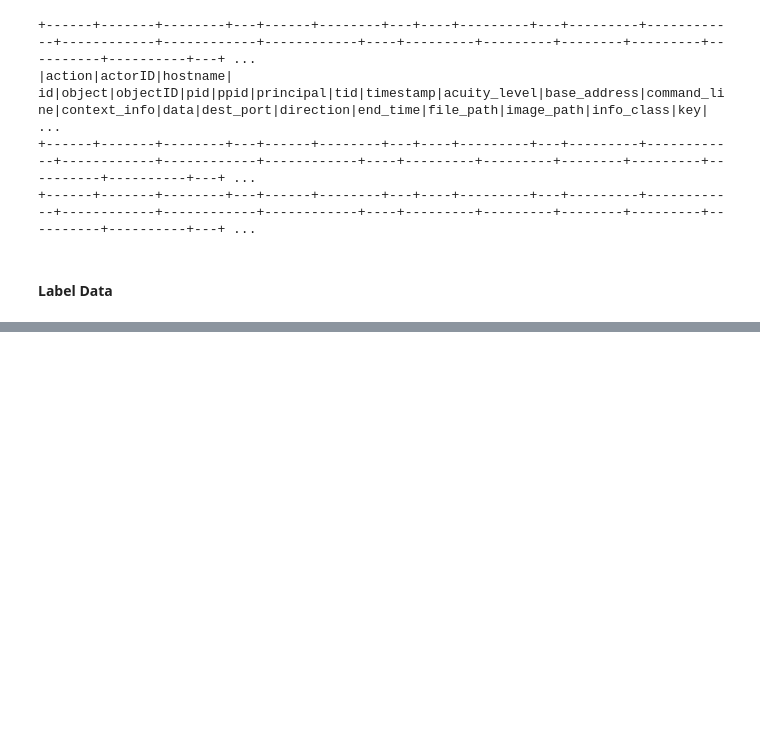
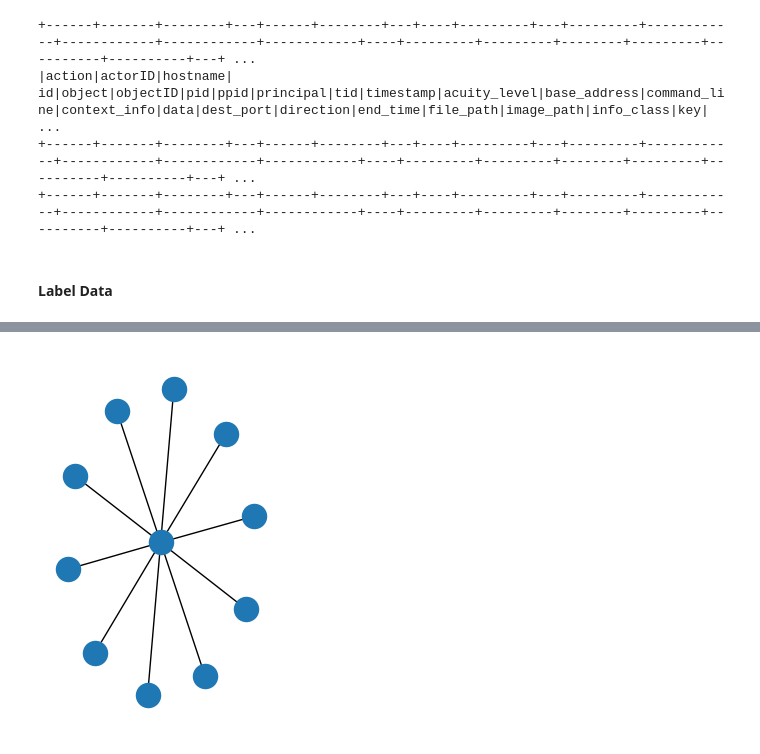
Before and after one commit to MBrend15/Public_Project_Repo, a Jupyter notebook: FinalEDA.ipynb, the cells around one changed output, grey strips where cells are left out. Drawn from its saved outputs; the diff is of its cells as text; code cells hidden in the pictures; blank space fills up the shorter version.

```diff
--- a/FinalEDA.ipynb
+++ b/FinalEDA.ipynb
@@ -509,0 +503,13 @@ print(joined_df_pd.head(5))
+# %%
+from graphframes import GraphFrame
+
+# Create distinct vertices with source as actorid, destination as objectid
+src_vertices = df_ecar.selectExpr('actorid as id').distinct()
+dst_vertices = df_ecar.selectExpr('objectid as id').distinct()
+vertices = src_vertices.union(dst_vertices).distinct()
+
+# Create edges by using timestamp as an edge
+edges = df_ecar.selectExpr('actorid as src', 'objectid as dst', 'timestamp')
+
+# Create GraphFrame
+g = GraphFrame(vertices, edges)
@@ -509,0 +564,18 @@ print(joined_df_pd.head(5))
+# %%
+# Stackoverflow: https://stackoverflow.com/questions/54204062/how-to-display-visualize-a-graph-created-by-graphframe
+
+import networkx as nx
+from graphframes import GraphFrame
+
+def PlotGraph(edge_list):
+    Gplot=nx.Graph()
+    for row in edge_list.select('src','dst').take(10):
+        Gplot.add_edge(row['src'],row['dst'])
+
+    plt.subplot(121)
+    nx.draw(Gplot)
+
+
+PlotGraph(g.edges)
+# %% [output]
+[figure, added]
```
Also changed, not shown: parts of 14 cells of this notebook, 5 other files.
